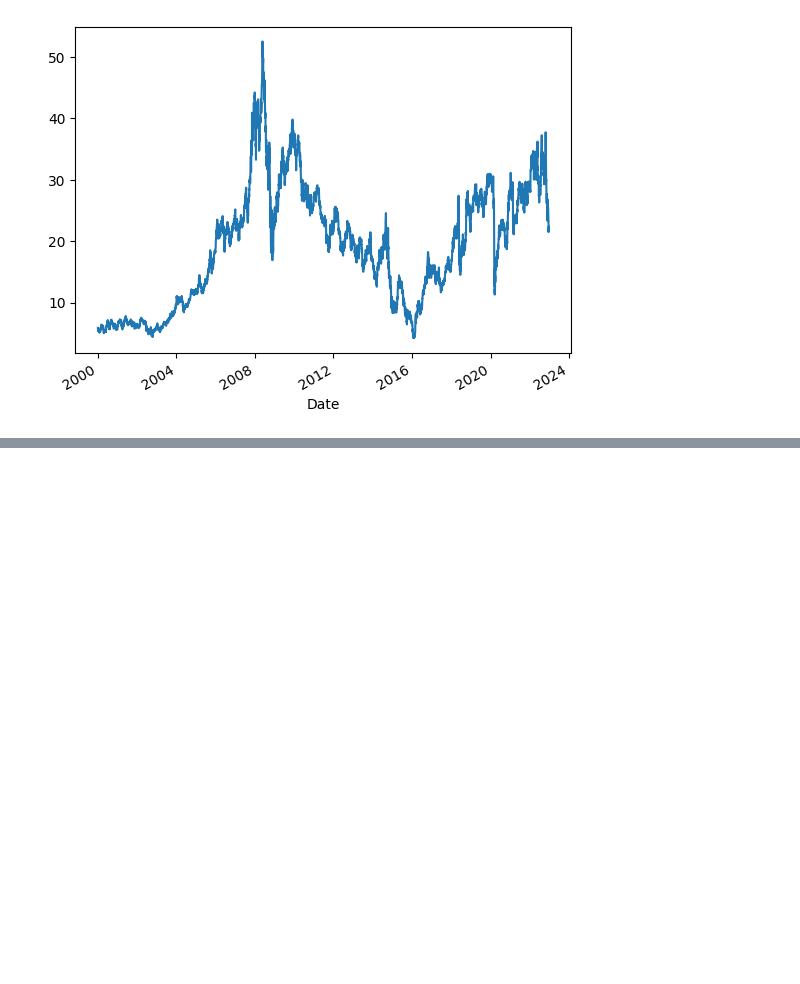
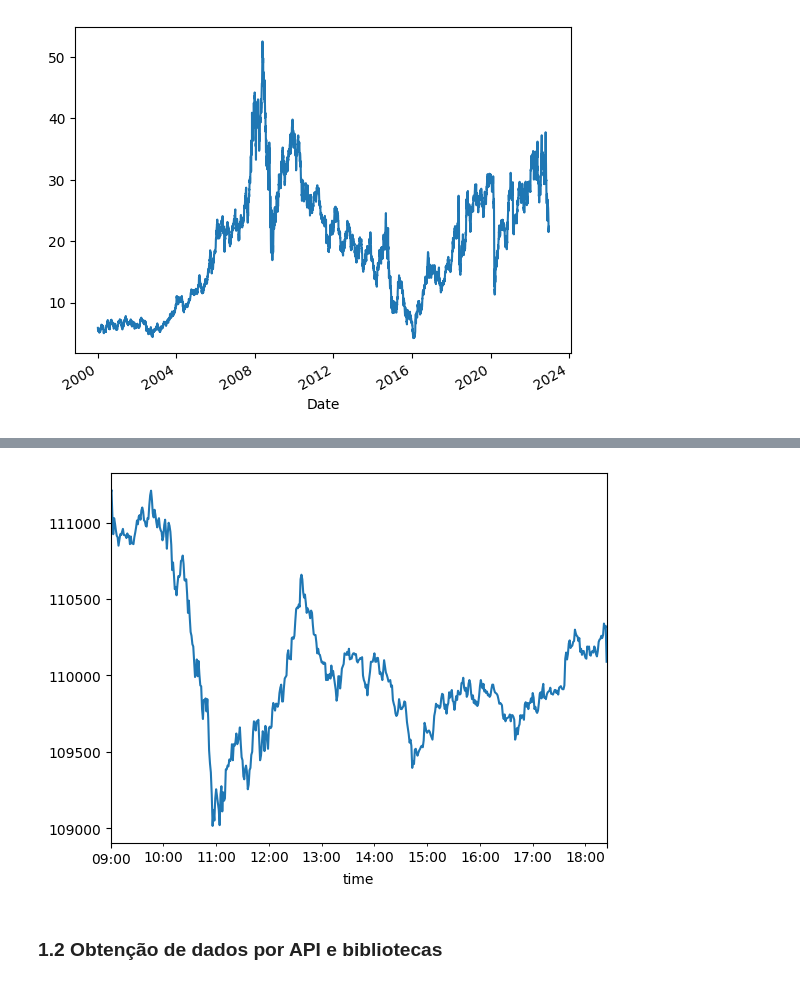
Before and after one commit to diegoaugustofp/curso_pmf, a Jupyter notebook: Modulo_02_Manipulação_de_dados.ipynb, the cells around one changed output, grey strips where cells are left out. Cells and saved outputs as stored; diff of their text form; code cells hidden in the pictures; blank space fills up the shorter version.

Commit message:
Manipulação de dados
1.1 - Manipulação Arquivos
1.1.1 - CSV
1.1.2 - TXT
1.1.3 - XSLX

1.2 - API's e Bibliotecas

```diff
--- a/Modulo_02_Manipulação_de_dados.ipynb
+++ b/Modulo_02_Manipulação_de_dados.ipynb
@@ -143,0 +281,2 @@ petro_txt.Close.plot();
+# %%
+win = pd.read_excel('/content/WIN_MT5.xlsx',index_col='time')
@@ -143,0 +306,6 @@ petro_txt.Close.plot();
+# %%
+win.close.plot();
+# %% [output]
+[figure, added]
+# %% [markdown]
+### 1.2 Obtenção de dados por API e bibliotecas
```
Also changed, not shown: parts of 25 cells of this notebook.
